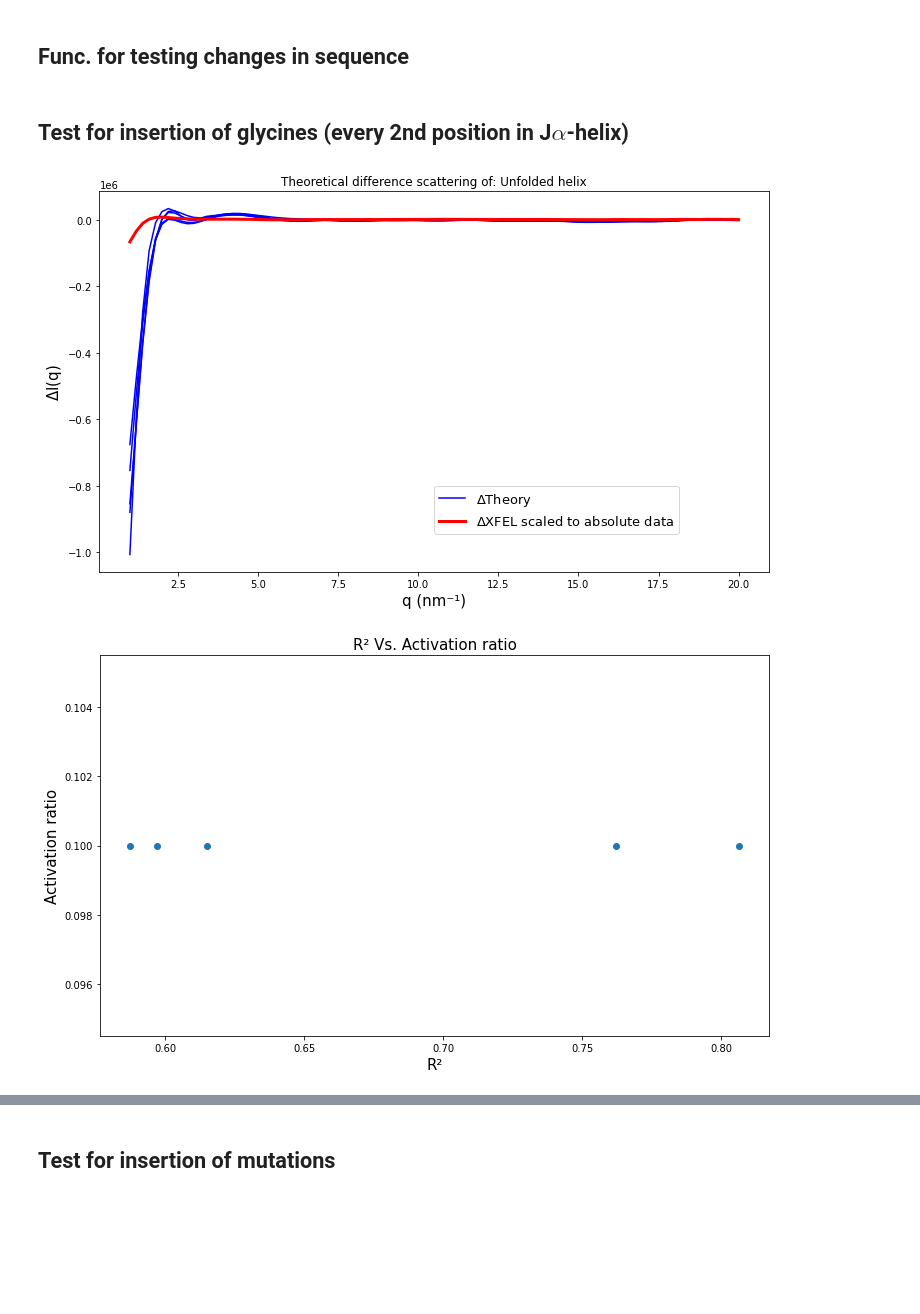
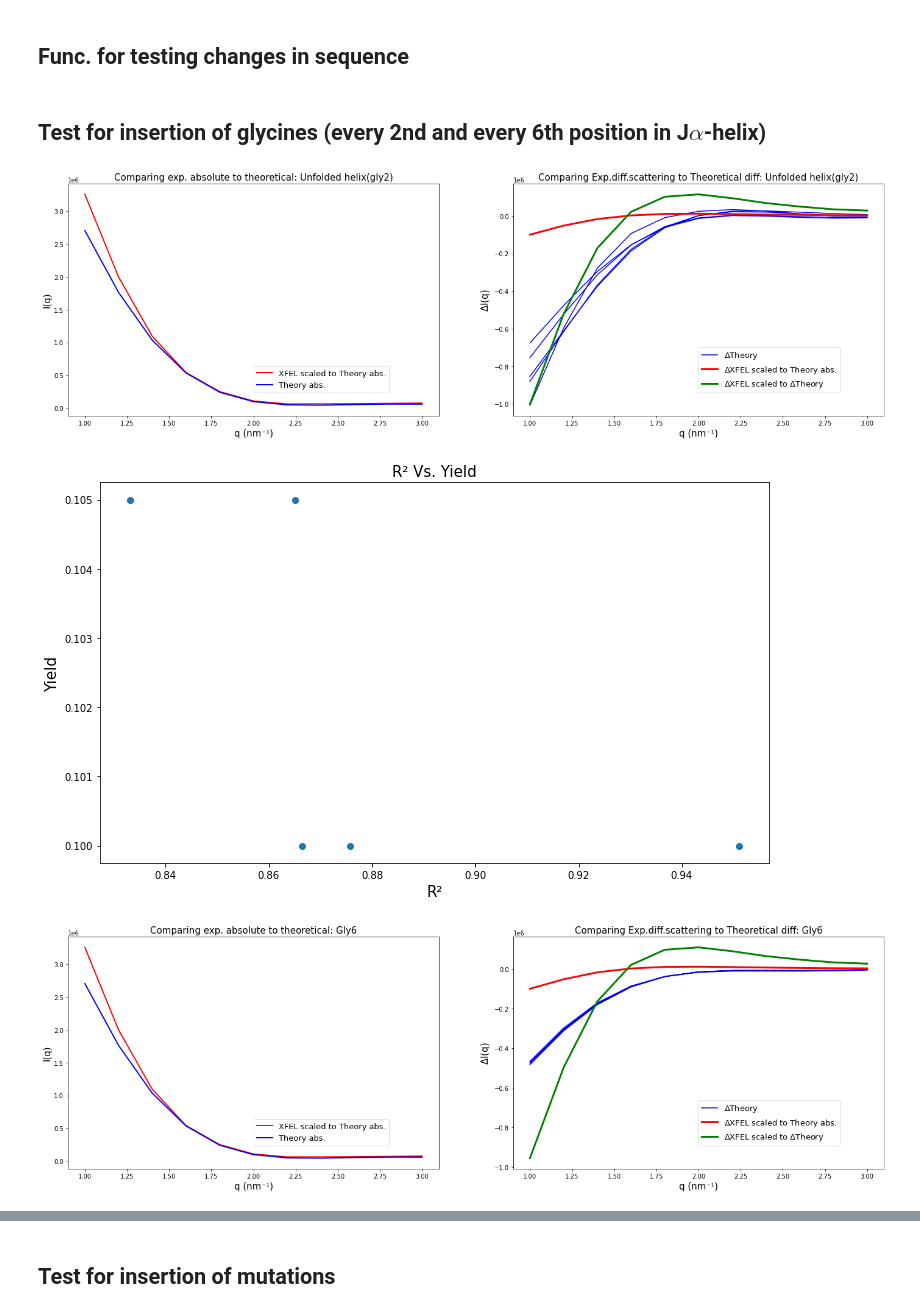
Before and after one commit to LeoMonrroy266/python_course_project, a Jupyter notebook: Analysis.ipynb, the cells around one changed output, grey strips where cells are left out. Drawn from its saved outputs; the diff is of its cells as text; code cells hidden in the pictures; blank space fills up the shorter version.

Commit message:
Fixed the analysis for newest SAXS data

```diff
--- a/Analysis.ipynb
+++ b/Analysis.ipynb
@@ -158,7 +151,7 @@ light = np.sum(light[150:175,:],axis = 0)/25
 
 # Factor of 0.935 for buffer subtraction matching the SAXS baseline
 XFEL_dark = buffer_sub(dark, buffer_dark,XFEL_q,.935)
-XFEL_dark_theo = buffer_sub(dark, buffer_dark,XFEL_q,.905)
+XFEL_dark_theo = buffer_sub(dark, buffer_dark,XFEL_q,.91)
 XFEL_light= buffer_sub(light, buffer_light,XFEL_q,.935)
 
 XFEL_light = XFEL_light.remove_nan()
@@ -692,19 +653,18 @@ ax.set_ylabel(f'$\Delta$I(q) a.u', fontsize=15)
 for data, time in zip(SAXS_diff_illumination, time_illumination):
     data = data.scale_q(10)
     data = data.remove_nan()
-    data_smooth = savgol_filter(data.i, window_length=50, polyorder=1)
+    data_smooth = savgol_filter(data.i, window_length=30, polyorder=1)
     ax.plot(data.q, data_smooth, label=f'{time} seconds illumination')
     #ax.plot(data.q,data.i, label=f'{time} seconds illumination')
 
 
 
 twenty = SAXS_diff_steady[3].scale_q(10)
-twenty_smooth = savgol_filter(twenty.i, window_length=50, polyorder=1)
+twenty_smooth = savgol_filter(twenty.i, window_length=30, polyorder=1)
 ax.plot(twenty.q, twenty_smooth, label=f'20 seconds illumination')
 
-print(data.i)
-print(data.q)
-ax.legend(loc=(0.75,0.5), frameon = True,fontsize=10)
-ax.set_ylim([-.02,.1])
-ax.set_xlim([0,3])
+
+ax.legend(loc=(0.75,0.7), frameon = True,fontsize=10)
+ax.set_ylim([-.012,.01])
+ax.set_xlim([0.5,2])
 # %% [output]
@@ -765,7 +722,7 @@ def calc_activation_AF2(q_min, q_max, path_models, path_abs, data_name):
 
 
     # Figurers for plotting
-    fig, ax2 = plt.subplots(1, 1, figsize=(12, 7))
+    fig, (ax1 ,ax2) = plt.subplots(1, 2, figsize=(24, 7))
     # Pre-processing the data
     models = [ScatterData(file) for file in files]
     models = [data.scale_q(10) for data in models]
@@ -779,7 +736,7 @@ def calc_activation_AF2(q_min, q_max, path_models, path_abs, data_name):
     # Interpolat exp abs data
     interpolated_abs = interpolate(abs_theory.q, XFEL_dark_theo)
     # Calc scale factor
-    scale_abs,fopt_abs = SSE(interpolated_abs.i, abs_theory.i, 0.2)
+    scale_abs,fopt_abs = SSE(interpolated_abs.i, abs_theory.i, 0.1)
     # Calc difference
     differences= [calc_diff(model, abs_theory) for model in models]
 
@@ -793,7 +750,7 @@ def calc_activation_AF2(q_min, q_max, path_models, path_abs, data_name):
         exp_interpolated = interpolate(diff.q, XFEL_data[0])
 
         # Calc scale factor
-        scale_diff,fopt_diff = SSE(exp_interpolated.i, diff.i, scale_abs*0.2)
+        scale_diff,fopt_diff = SSE(exp_interpolated.i, diff.i, scale_abs*.1)
 
         # Calculate the R2 between intepolated experimental curve and the theoretical curve
         r2[i] = calc_r2(exp_interpolated.i, diff.i * scale_diff)
@@ -814,20 +771,34 @@ def calc_activation_AF2(q_min, q_max, path_models, path_abs, data_name):
             ax2.plot(diff.q,diff.i, color='blue')
 
 
-    ax2.plot(exp_interpolated.q,exp_interpolated.i/scale_abs, label = '$\Delta$XFEL scaled to absolute data', color = 'red', linewidth = 3)
+    ax2.plot(exp_interpolated.q,exp_interpolated.i/scale_abs, label = '$\Delta$XFEL scaled to Theory abs.', color = 'red', linewidth = 3)
+    ax2.plot(exp_interpolated.q,exp_interpolated.i/scale_diff, label = '$\Delta$XFEL scaled to $\Delta$Theory', color = 'green', linewidth = 3)
     ax2.legend(loc=(0.5,0.1), frameon = True,fontsize=13)
-    ax2.set_title(f'Theoretical difference scattering of: {data_name}')
+    ax2.set_title(f'Comparing Exp.diff.scattering to Theoretical diff: {data_name}', fontsize=15)
     ax2.set_ylabel('$\Delta$I(q)', fontsize=15)
     ax2.set_xlabel(r'q (nm⁻¹)', fontsize=15)
 
+
+
+    ax1.plot(interpolated_abs.q,interpolated_abs.i/scale_abs, label = 'XFEL scaled to Theory abs.', color = 'red', linewidth = 2)
+    ax1.plot(abs_theory.q,abs_theory.i, label = 'Theory abs.', color = 'blue', linewidth = 2)
+    ax1.legend(loc=(0.5,0.1), frameon = True,fontsize=13)
+    ax1.set_title(f'Comparing exp. absolute to theoretical: {data_name}', fontsize=15)
+    ax1.set_ylabel('I(q)', fontsize=15)
+    ax1.set_xlabel(r'q (nm⁻¹)', fontsize=15)
+
     plot_r2_activation(r2, activation, '', save=False)
 # %% [markdown]
-## Test for insertion of glycines (every 2nd position in J$\alpha$-helix)
+## Test for insertion of glycines (every 2nd and every 6th position in J$\alpha$-helix)
 # %%
-q_min, q_max = (XFEL_data[0].q[10], 20)
-path = '/home/leonardo/Solution_Scattering_2208/AsLOV2/CollabFold_predictions/gly2/intensities'
+#q_min, q_max = (XFEL_data[0].q[10], 6)
+q_min, q_max = (1, 3)
+gly2 = '/home/leonardo/Solution_Scattering_2208/AsLOV2/CollabFold_predictions/gly2/intensities'
+gly6 = '/home/leonardo/Solution_Scattering_2208/AsLOV2/CollabFold_predictions/gly6'
 path_abs = ('/home/leonardo/Solution_Scattering_2208/AsLOV2/CollabFold_predictions/refs/No_helix/fixed/gly2_mut.txt')
-calc_activation_AF2(q_min, q_max, path, path_abs, 'Unfolded helix')
+calc_activation_AF2(q_min, q_max, gly2, path_abs, 'Unfolded helix(gly2)')
+calc_activation_AF2(q_min, q_max, gly6, path_abs, 'Gly6')
 # %% [output]
-[figure, old version]
+[figure, new version]
-[figure, old version]
+[figure, new version]
+[figure, added]
```
Also changed, not shown: parts of 20 cells of this notebook.
